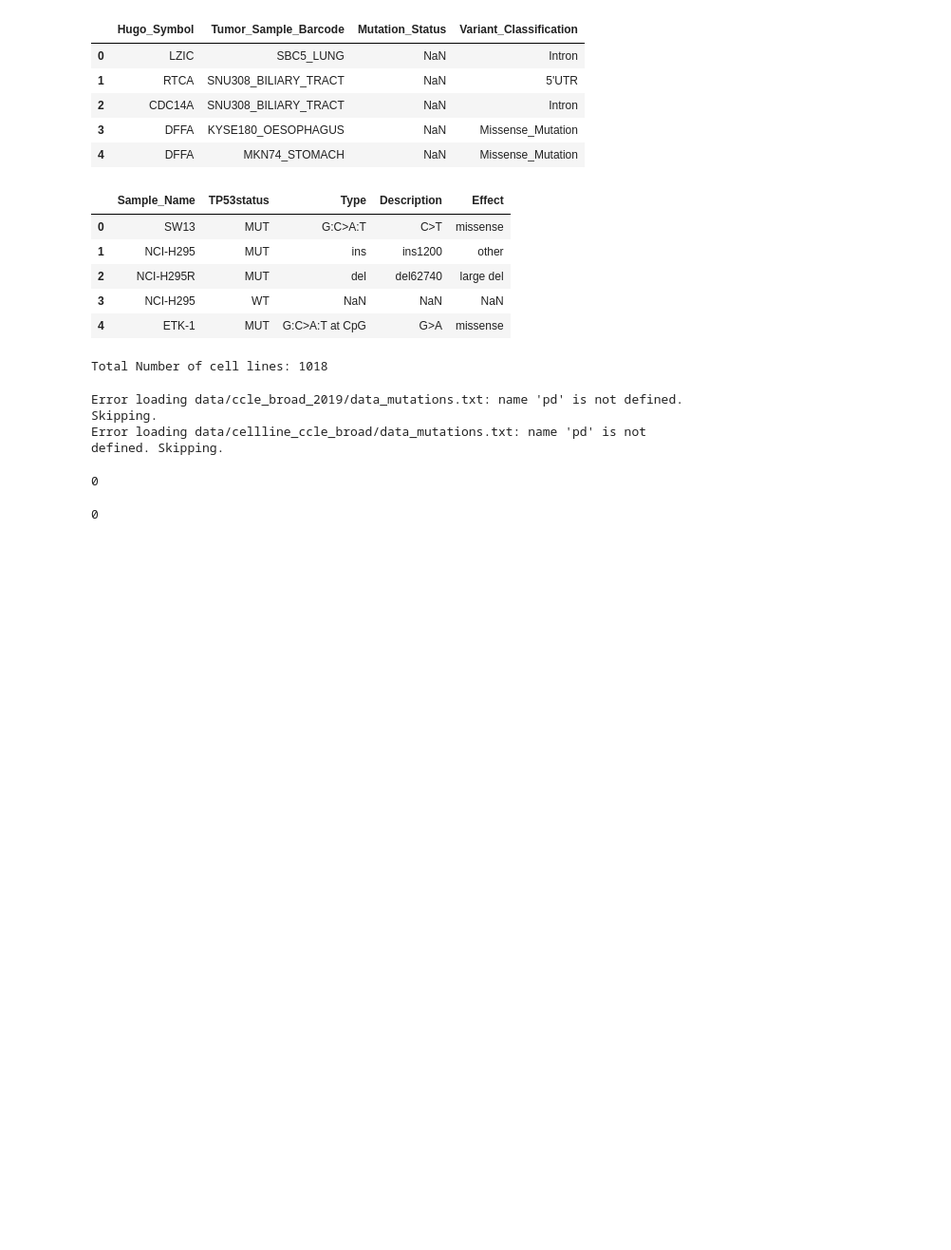
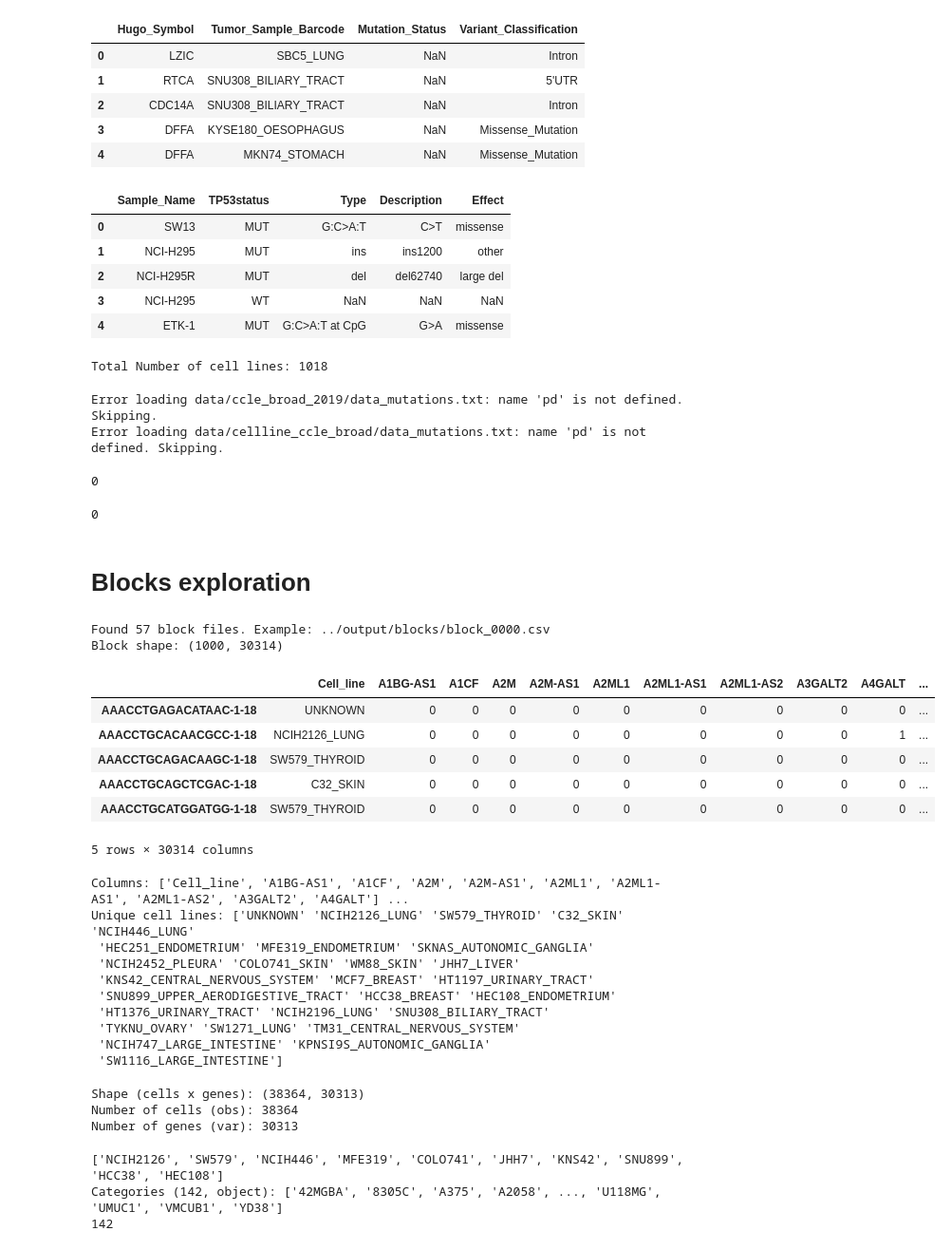
Before and after one commit to tommasoravasio/scRNAseq-GNN-multiclass-tp53, a Jupyter notebook: notebooks/Data_exploration.ipynb, the cells around one changed output. Shown at 95% size. Saved outputs shown, nothing was run; the diff lists cells and outputs as text; code cells hidden in the pictures; blank space fills up the shorter version.

Commit message:
lot of changes, mainly managed to fix the import of kinker data, dataset now in h5ad format, countclasses in log for both dataset

```diff
--- a/Data_exploration.ipynb
+++ b/notebooks/Data_exploration.ipynb
@@ -133,3 +133,75 @@ len(master_dict)
 len(multi_mut_set)
 # %% [output]
 0
+# %% [markdown]
+# Blocks exploration
+# %%
+import pandas as pd
+import glob
+
+# Path to your blocks
+block_files = sorted(glob.glob("../output/blocks/block_*.csv"))
+
+if not block_files:
+    print("No block files found in output/blocks/. Please check the path or run the block generation script first.")
+else:
+    print(f"Found {len(block_files)} block files. Example: {block_files[0]}")
+
+    try:
+        # Load the first block for inspection
+        df = pd.read_csv(block_files[0], index_col=0)
+
+        # Show shape and first few rows
+        print(f"Block shape: {df.shape}")
+        display(df.head())
+
+        # Check columns
+        print("Columns:", df.columns[:10].tolist(), "...")  # Show first 10 columns
+
+        # Check unique cell lines in this block
+        if 'Cell_line' in df.columns:
+            print("Unique cell lines:", df['Cell_line'].unique())
+        else:
+            print("Warning: 'Cell_line' column not found in the block file.")
+    except Exception as e:
+        print(f"Error loading or inspecting block file: {e}")
+# %% [output]
+Found 57 block files. Example: ../output/blocks/block_0000.csv
+Block shape: (1000, 30314)
+|  | Cell_line | A1BG-AS1 | A1CF | A2M | A2M-AS1 | A2ML1 | A2ML1-AS1 | A2ML1-AS2 | A3GALT2 | A4GALT | ... |
+| AAACCTGAGACATAAC-1-18 | UNKNOWN | 0 | 0 | 0 | 0 | 0 | 0 | 0 | 0 | 0 | ... |
+| AAACCTGCACAACGCC-1-18 | NCIH2126_LUNG | 0 | 0 | 0 | 0 | 0 | 0 | 0 | 0 | 1 | ... |
+| AAACCTGCAGACAAGC-1-18 | SW579_THYROID | 0 | 0 | 0 | 0 | 0 | 0 | 0 | 0 | 0 | ... |
+| AAACCTGCAGCTCGAC-1-18 | C32_SKIN | 0 | 0 | 0 | 0 | 0 | 0 | 0 | 0 | 0 | ... |
+| AAACCTGCATGGATGG-1-18 | SW579_THYROID | 0 | 0 | 0 | 0 | 0 | 0 | 0 | 0 | 0 | ... |
+5 rows × 30314 columns
+Columns: ['Cell_line', 'A1BG-AS1', 'A1CF', 'A2M', 'A2M-AS1', 'A2ML1', 'A2ML1-AS1', 'A2ML1-AS2', 'A3GALT2', 'A4GALT'] ...
+Unique cell lines: ['UNKNOWN' 'NCIH2126_LUNG' 'SW579_THYROID' 'C32_SKIN' 'NCIH446_LUNG'
+ 'HEC251_ENDOMETRIUM' 'MFE319_ENDOMETRIUM' 'SKNAS_AUTONOMIC_GANGLIA'
+ 'NCIH2452_PLEURA' 'COLO741_SKIN' 'WM88_SKIN' 'JHH7_LIVER'
+ 'KNS42_CENTRAL_NERVOUS_SYSTEM' 'MCF7_BREAST' 'HT1197_URINARY_TRACT'
+ 'SNU899_UPPER_AERODIGESTIVE_TRACT' 'HCC38_BREAST' 'HEC108_ENDOMETRIUM'
+ 'HT1376_URINARY_TRACT' 'NCIH2196_LUNG' 'SNU308_BILIARY_TRACT'
+ 'TYKNU_OVARY' 'SW1271_LUNG' 'TM31_CENTRAL_NERVOUS_SYSTEM'
+ 'NCIH747_LARGE_INTESTINE' 'KPNSI9S_AUTONOMIC_GANGLIA'
+ 'SW1116_LARGE_INTESTINE']
+# %%
+import anndata as ad
+
+adata = ad.read_h5ad("../output/expression_matrix_kinker_with_tp53_status.h5ad")
+print("Shape (cells x genes):", adata.shape)
+print("Number of cells (obs):", adata.n_obs)
+print("Number of genes (var):", adata.n_vars)
+# %% [output]
+Shape (cells x genes): (38364, 30313)
+Number of cells (obs): 38364
+Number of genes (var): 30313
+# %%
+import anndata as ad
+adata = ad.read_h5ad("../output/expression_matrix_kinker_with_tp53_status.h5ad")
+print(adata.obs['Cell_line'].unique()[:10])  # primi 10 valori unici
+print(len(adata.obs['Cell_line'].unique()))
+# %% [output]
+['NCIH2126', 'SW579', 'NCIH446', 'MFE319', 'COLO741', 'JHH7', 'KNS42', 'SNU899', 'HCC38', 'HEC108']
+Categories (142, object): ['42MGBA', '8305C', 'A375', 'A2058', ..., 'U118MG', 'UMUC1', 'VMCUB1', 'YD38']
+142
```
Also changed, not shown: 20 other files.
